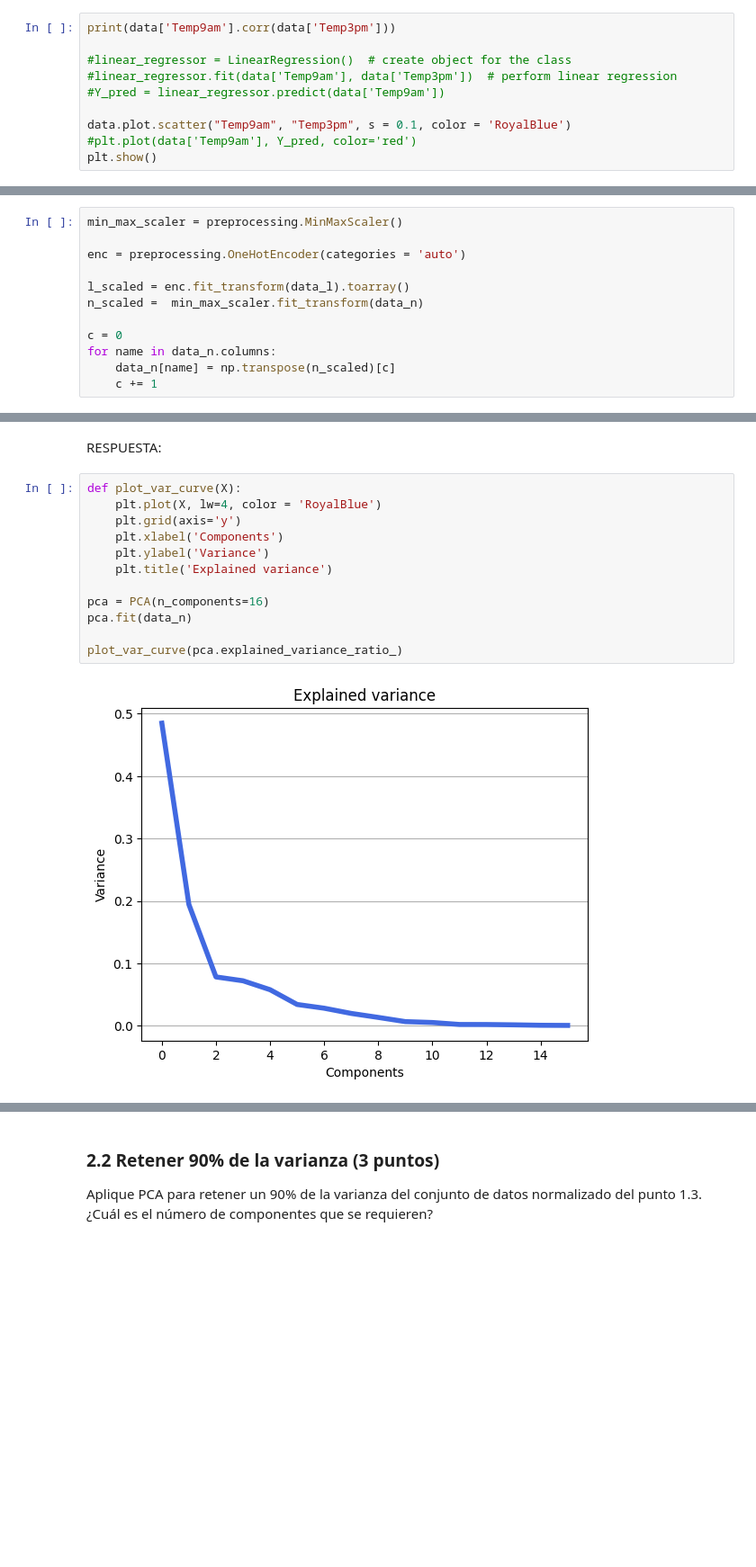
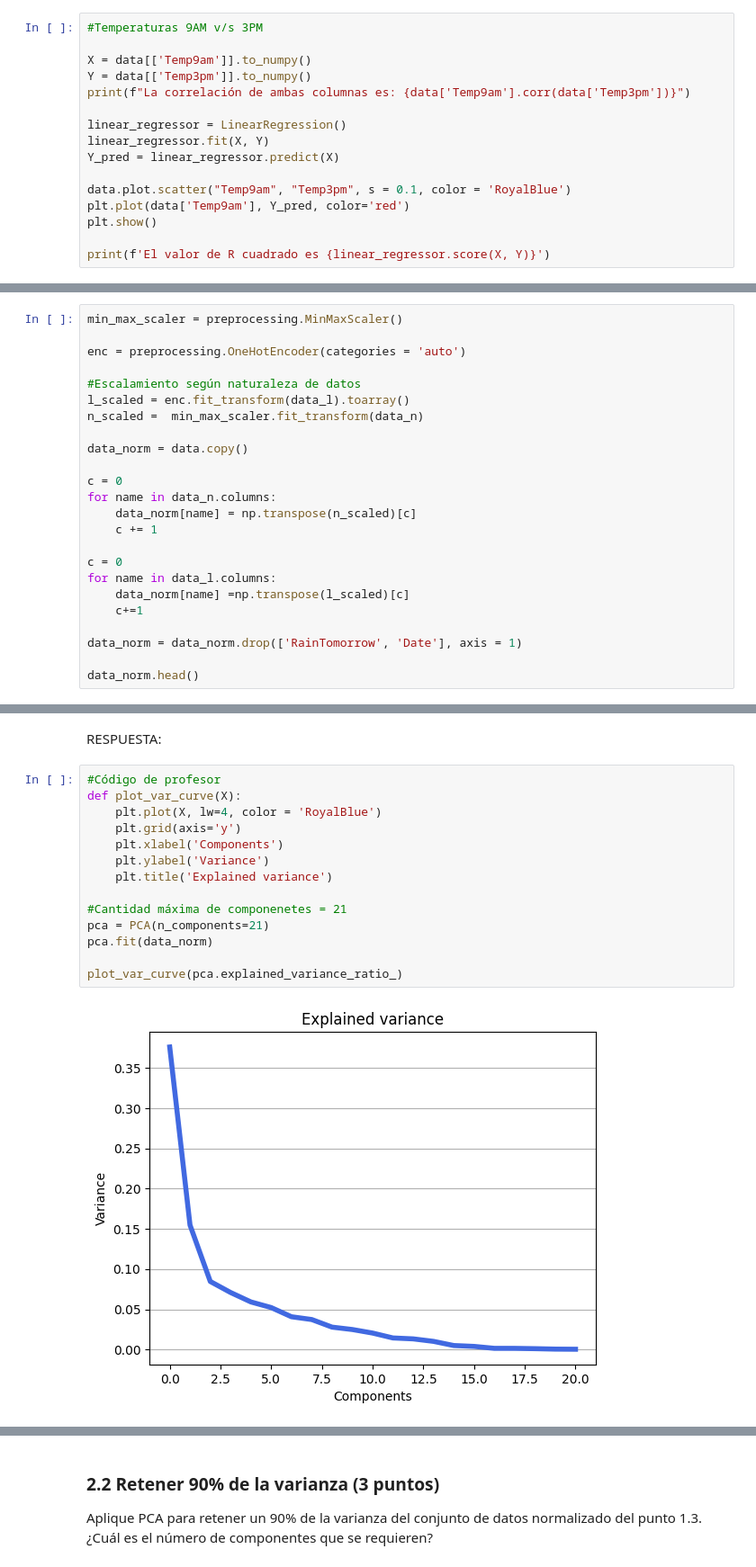
Before and after one commit to gato1108/Mineria-de-datos, a Jupyter notebook: T1/T1 mineria.ipynb, the cells around one changed output, grey strips where cells are left out. Shown: that part at 90% size. Drawn from its saved outputs; the diff is of its cells as text; blank space fills up the shorter version.

```diff
--- a/T1/T1 mineria.ipynb
+++ b/T1/T1 mineria.ipynb
@@ -176,13 +211,19 @@ axes[1].legend(loc=2)
 # %% [markdown]
 Como se aprecia, el lugar con mayor lluvia total como suma es Darwin, mientras que el lugar con mayor lluvia promedio es Cairns.
 # %%
-print(data['Temp9am'].corr(data['Temp3pm']))
+#Temperaturas 9AM v/s 3PM
 
-#linear_regressor = LinearRegression()  # create object for the class
-#linear_regressor.fit(data['Temp9am'], data['Temp3pm'])  # perform linear regression
-#Y_pred = linear_regressor.predict(data['Temp9am'])
+X = data[['Temp9am']].to_numpy()
+Y = data[['Temp3pm']].to_numpy()
+print(f"La correlación de ambas columnas es: {data['Temp9am'].corr(data['Temp3pm'])}")
+
+linear_regressor = LinearRegression()
+linear_regressor.fit(X, Y)
+Y_pred = linear_regressor.predict(X)
 
 data.plot.scatter("Temp9am", "Temp3pm", s = 0.1, color = 'RoyalBlue')
-#plt.plot(data['Temp9am'], Y_pred, color='red')
+plt.plot(data['Temp9am'], Y_pred, color='red')
 plt.show()
+
+print(f'El valor de R cuadrado es {linear_regressor.score(X, Y)}')
 # %% [output]
@@ -274,10 +325,22 @@ min_max_scaler = preprocessing.MinMaxScaler()
 
 enc = preprocessing.OneHotEncoder(categories = 'auto')
 
+#Escalamiento según naturaleza de datos
 l_scaled = enc.fit_transform(data_l).toarray()
 n_scaled =  min_max_scaler.fit_transform(data_n)
 
+data_norm = data.copy()
+
 c = 0
 for name in data_n.columns:
-    data_n[name] = np.transpose(n_scaled)[c]
+    data_norm[name] = np.transpose(n_scaled)[c]
     c += 1
+
+c = 0
+for name in data_l.columns:
+    data_norm[name] =np.transpose(l_scaled)[c]
+    c+=1
+
+data_norm = data_norm.drop(['RainTomorrow', 'Date'], axis = 1)
+
+data_norm.head()
@@ -332,16 +414,18 @@ Grafique el comportamiento de la varianza explicada en función del número de c
 # %% [markdown]
 RESPUESTA:
 # %%
+#Código de profesor
 def plot_var_curve(X):
     plt.plot(X, lw=4, color = 'RoyalBlue')
     plt.grid(axis='y')
     plt.xlabel('Components')
     plt.ylabel('Variance')
     plt.title('Explained variance')
 
-pca = PCA(n_components=16)
-pca.fit(data_n)
+#Cantidad máxima de componenetes = 21
+pca = PCA(n_components=21)
+pca.fit(data_norm)
 
 plot_var_curve(pca.explained_variance_ratio_)
 # %% [output]
-[figure, old version]
+[figure, new version]
```
Also changed, not shown: parts of 48 cells of this notebook.
